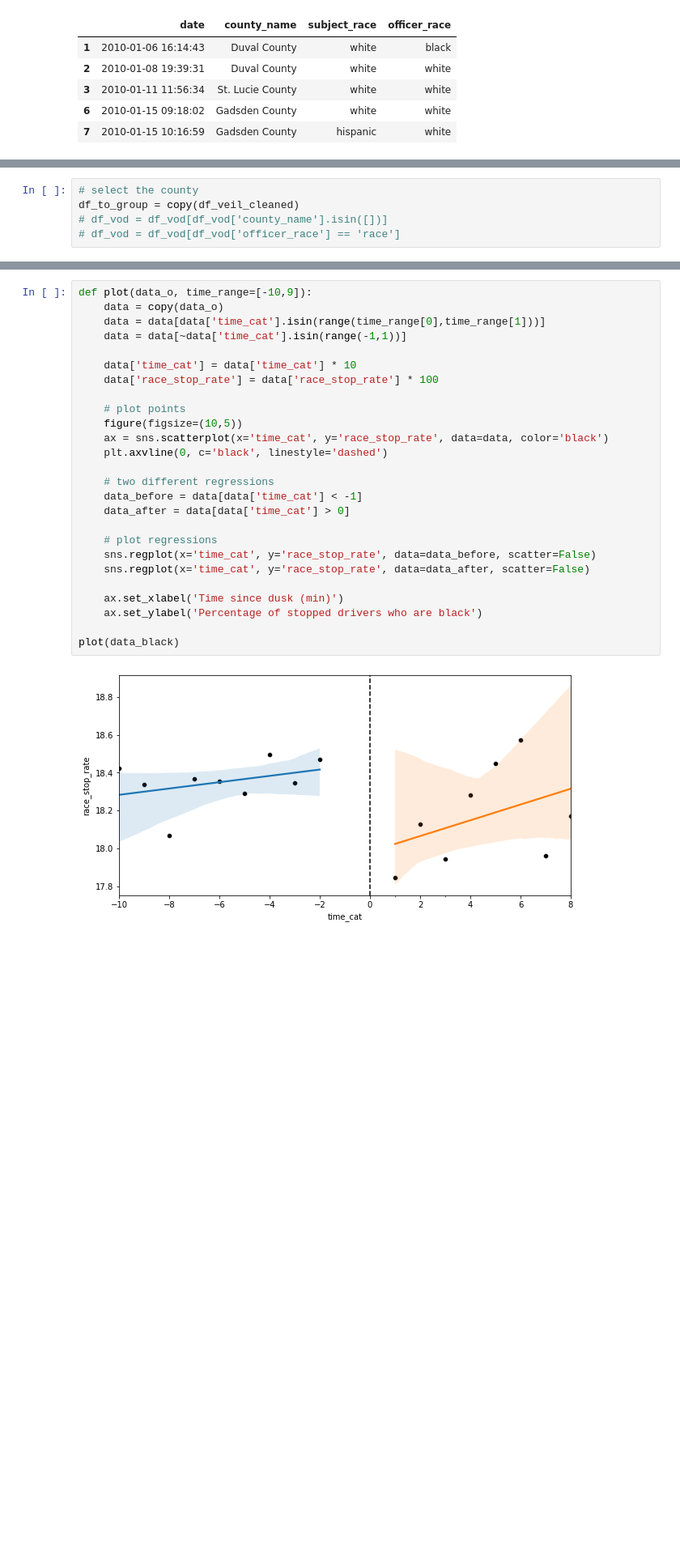
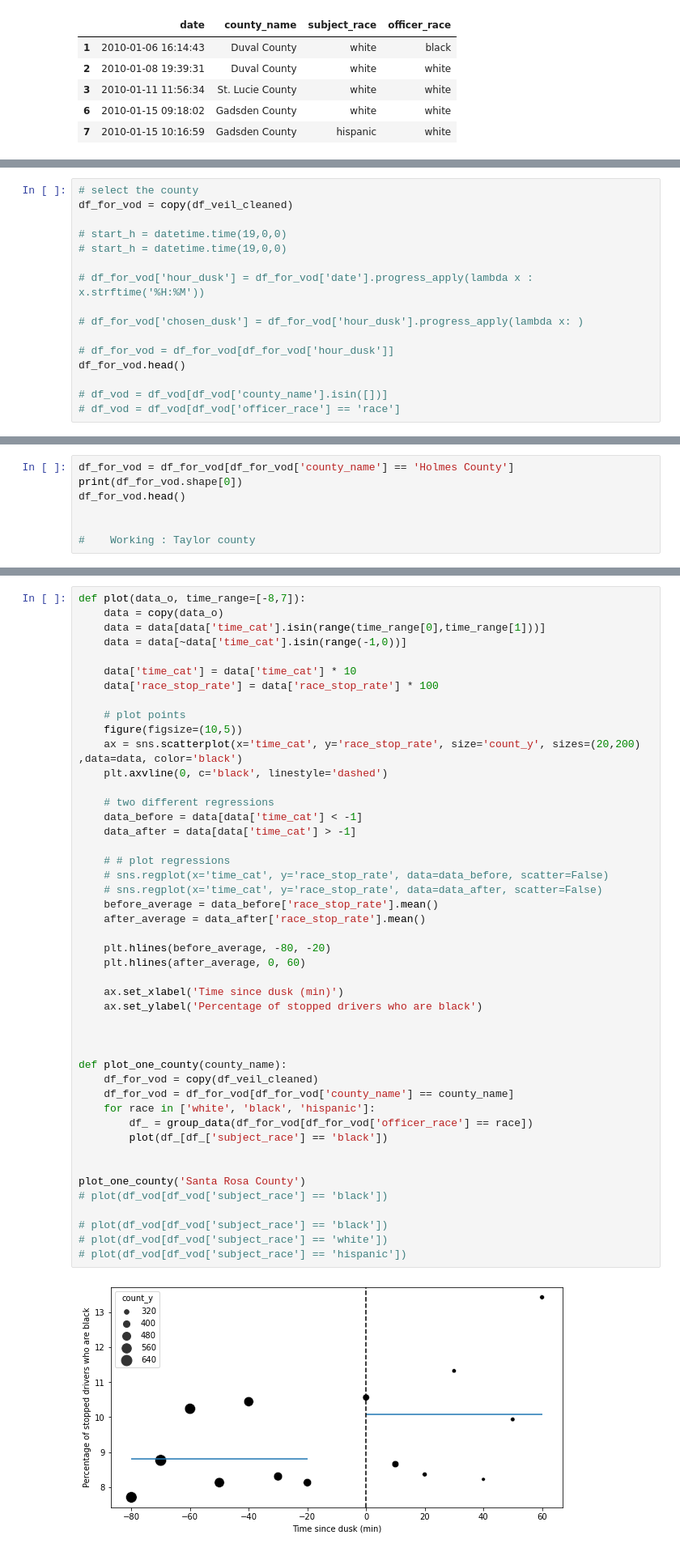
Before and after one commit to epfl-ada/ada-2020-project-milestone-p3-p3_vsl, a Jupyter notebook: notebook.ipynb, the cells around one changed output, grey strips where cells are left out. Shown at 81% size. Saved outputs shown, nothing was run; the diff lists cells and outputs as text; blank space fills up the shorter version.

```diff
--- a/notebook.ipynb
+++ b/notebook.ipynb
@@ -647,5 +643,16 @@ df_veil_cleaned.head()
 # %%
 # select the county
-df_to_group = copy(df_veil_cleaned)
+df_for_vod = copy(df_veil_cleaned)
+
+# start_h = datetime.time(19,0,0)
+# start_h = datetime.time(19,0,0)
+
+# df_for_vod['hour_dusk'] = df_for_vod['date'].progress_apply(lambda x : x.strftime('%H:%M'))
+
+# df_for_vod['chosen_dusk'] = df_for_vod['hour_dusk'].progress_apply(lambda x: )
+
+# df_for_vod = df_for_vod[df_for_vod['hour_dusk']]
+df_for_vod.head()
+
 # df_vod = df_vod[df_vod['county_name'].isin([])]
 # df_vod = df_vod[df_vod['officer_race'] == 'race']
@@ -651,0 +676,7 @@ df_to_group = copy(df_veil_cleaned)
+# %%
+df_for_vod = df_for_vod[df_for_vod['county_name'] == 'Holmes County']
+print(df_for_vod.shape[0])
+df_for_vod.head()
+
+
+#    Working : Taylor county
@@ -685,28 +737,48 @@ data_black.head()
 # %%
-def plot(data_o, time_range=[-10,9]):
+def plot(data_o, time_range=[-8,7]):
     data = copy(data_o)
     data = data[data['time_cat'].isin(range(time_range[0],time_range[1]))]
-    data = data[~data['time_cat'].isin(range(-1,1))]
+    data = data[~data['time_cat'].isin(range(-1,0))]
 
     data['time_cat'] = data['time_cat'] * 10
     data['race_stop_rate'] = data['race_stop_rate'] * 100
 
     # plot points
     figure(figsize=(10,5))
-    ax = sns.scatterplot(x='time_cat', y='race_stop_rate', data=data, color='black')
+    ax = sns.scatterplot(x='time_cat', y='race_stop_rate', size='count_y', sizes=(20,200) ,data=data, color='black')
     plt.axvline(0, c='black', linestyle='dashed')
 
     # two different regressions
     data_before = data[data['time_cat'] < -1]
-    data_after = data[data['time_cat'] > 0]
+    data_after = data[data['time_cat'] > -1]
 
-    # plot regressions
-    sns.regplot(x='time_cat', y='race_stop_rate', data=data_before, scatter=False)
-    sns.regplot(x='time_cat', y='race_stop_rate', data=data_after, scatter=False)
+    # # plot regressions
+    # sns.regplot(x='time_cat', y='race_stop_rate', data=data_before, scatter=False)
+    # sns.regplot(x='time_cat', y='race_stop_rate', data=data_after, scatter=False)
+    before_average = data_before['race_stop_rate'].mean()
+    after_average = data_after['race_stop_rate'].mean()
+
+    plt.hlines(before_average, -80, -20)
+    plt.hlines(after_average, 0, 60)
 
     ax.set_xlabel('Time since dusk (min)')
     ax.set_ylabel('Percentage of stopped drivers who are black')
 
-plot(data_black)
+
+
+def plot_one_county(county_name):
+    df_for_vod = copy(df_veil_cleaned)
+    df_for_vod = df_for_vod[df_for_vod['county_name'] == county_name]
+    for race in ['white', 'black', 'hispanic']:
+        df_ = group_data(df_for_vod[df_for_vod['officer_race'] == race])
+        plot(df_[df_['subject_race'] == 'black'])
+
+
+plot_one_county('Santa Rosa County')
+# plot(df_vod[df_vod['subject_race'] == 'black'])
+
+# plot(df_vod[df_vod['subject_race'] == 'black'])
+# plot(df_vod[df_vod['subject_race'] == 'white'])
+# plot(df_vod[df_vod['subject_race'] == 'hispanic'])
 # %% [output]
-[figure, old version]
+[figure, new version]
```
Also changed, not shown: parts of 9 cells of this notebook.
